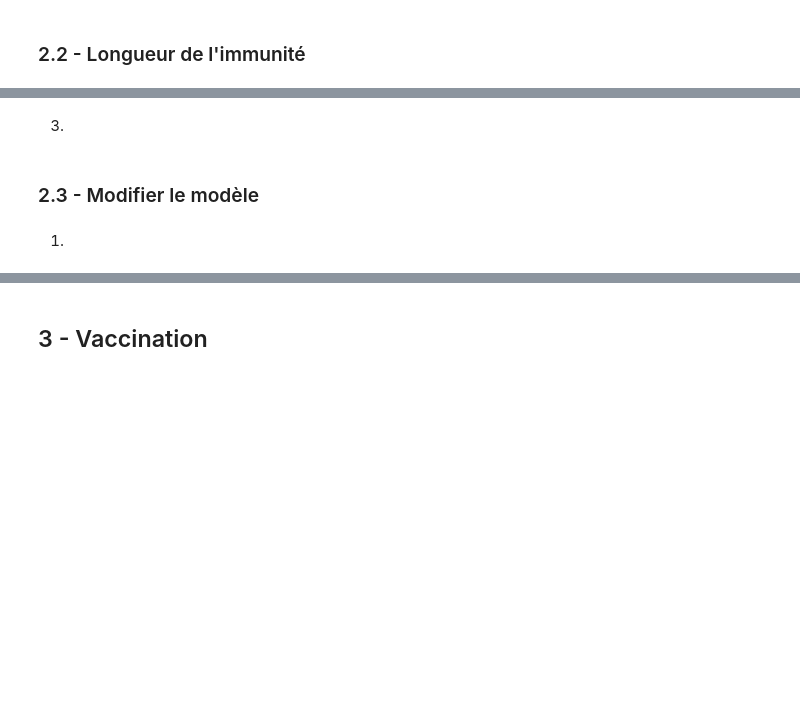
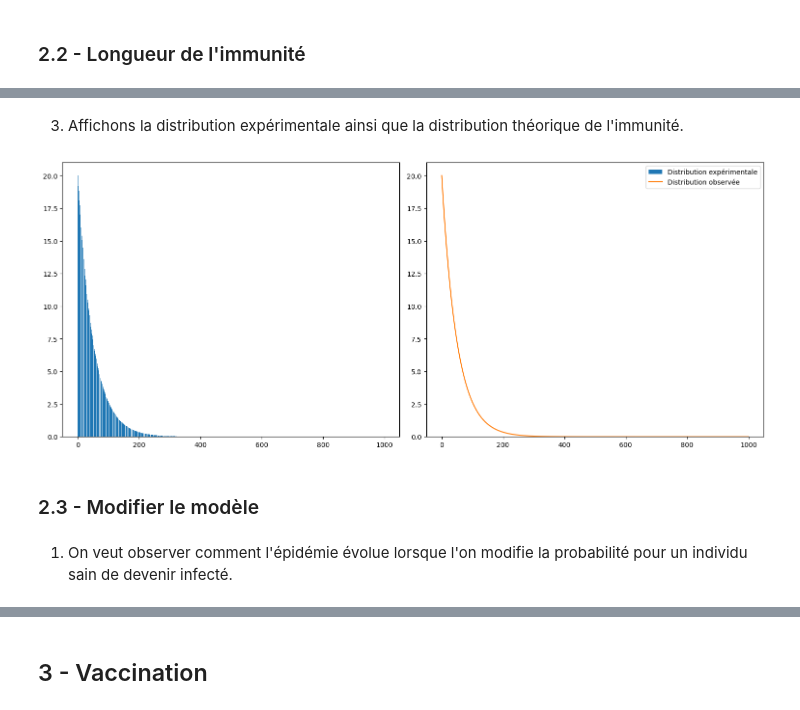
Before and after one commit to tkqdldk/Markov_Epidemio, a Jupyter notebook: projet3.ipynb.ipynb, the cells around one changed output, grey strips where cells are left out. Cells and saved outputs as stored; diff of their text form; code cells hidden in the pictures; blank space fills up the shorter version.

```diff
--- a/projet3.ipynb.ipynb
+++ b/projet3.ipynb.ipynb
@@ -496,0 +495,21 @@ On observe sur le second modèle que comme pour le premier modéle vers le temps
+# %%
+def longueurretablis(T, nombre_individus, vecteur_init, matrice):
+    lengueurs = []
+
+    for i in range(nombre_individus):
+        sequence = générer_séquence(T, vecteur_init, matrice)
+        lr = sequence.count("R")
+        lengueurs.append(lr)
+
+    return lengueurs
+
+T = 150
+nombre_individus = 1000
+vecteur_initial = np.array([0.9, 0.1, 0])
+matrice_transition = A2
+
+R = longueurretablis(T, nombre_individus, vecteur_initial, matrice_transition)
+print("R =", R)
+
+moyr = np.mean(R)
+print("Moyenne estimée = :", moyr )
@@ -499,6 +525,20 @@ On observe sur le second modèle que comme pour le premier modéle vers le temps
 # %% [markdown]
-3.
+3. Affichons la distribution expérimentale ainsi que la distribution théorique de l'immunité.
+# %%
+retab = len(R)
+fig, (ax1,ax2) = plt.subplots(1,2, constrained_layout = True, figsize=(15,6))
+x = [i for i in range(1000)]
+lenth = []
+for i in range(1000):
+    lenth.append(0.98**i*tbr*0.02)
+ax1.bar(x,lenth)
+ax2.hist(R,bins = t, label = "Distribution expérimentale")
+ax2.plot(x,lenth,label = "Distribution observée")
+ax2.legend()
+plt.show()
+# %% [output]
+[figure, added]
 # %% [markdown]
 ### 2.3 - Modifier le modèle
 # %% [markdown]
-1.
+1. On veut observer comment l'épidémie évolue lorsque l'on modifie la probabilité pour un individu sain de devenir infecté.
```
Also changed, not shown: parts of 14 cells of this notebook.
